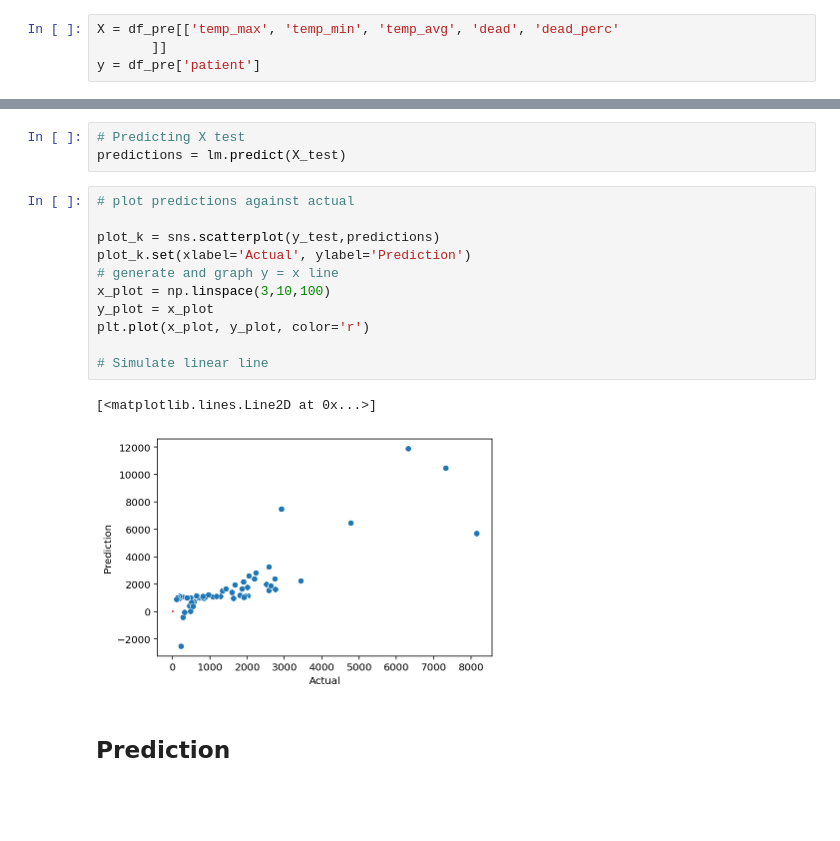
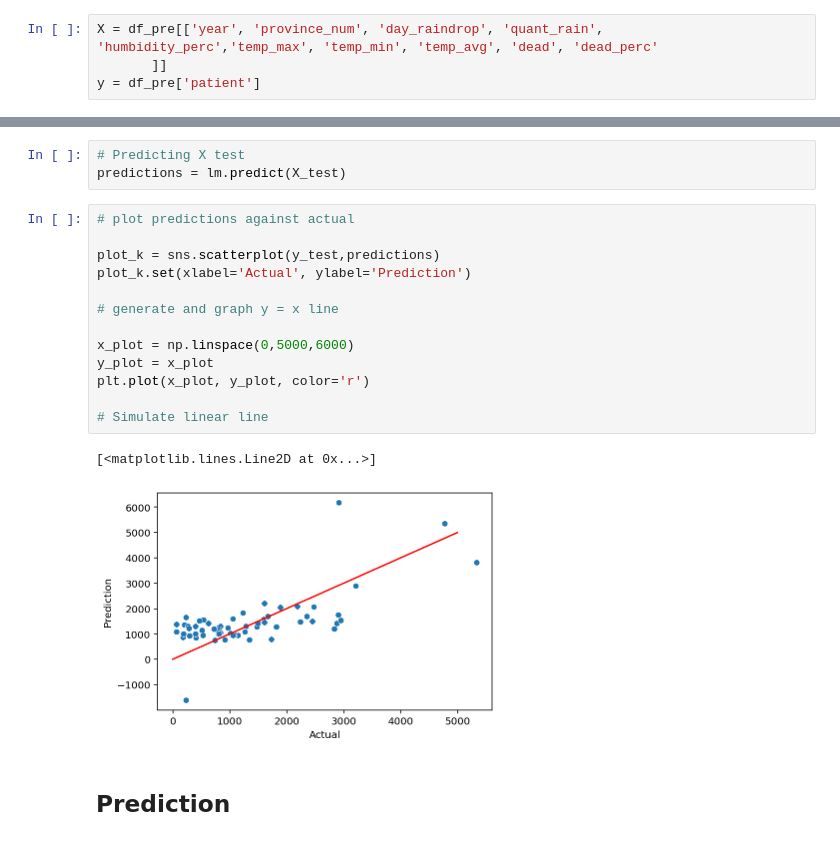
Before and after one commit to Phophism/python_project, a Jupyter notebook: Nattawat/V1_MLR_test.ipynb, the cells around one changed output, grey strips where cells are left out. Saved outputs shown, nothing was run; the diff lists cells and outputs as text; blank space fills up the shorter version.

```diff
--- a/Nattawat/V1_MLR_test.ipynb
+++ b/Nattawat/V1_MLR_test.ipynb
@@ -176,7 +176,7 @@ Index(['year', 'province_num', 'day_raindrop', 'quant_rain', 'humbidity_perc',
        'temp_max', 'temp_min', 'temp_avg', 'dead', 'dead_perc', 'patient'],
       dtype='object')
 # %%
-X = df_pre[['temp_max', 'temp_min', 'temp_avg', 'dead', 'dead_perc'
+X = df_pre[['year', 'province_num', 'day_raindrop', 'quant_rain', 'humbidity_perc','temp_max', 'temp_min', 'temp_avg', 'dead', 'dead_perc'
        ]]
 y = df_pre['patient']
 # %% [markdown]
@@ -233,17 +238,19 @@ predictions = lm.predict(X_test)
 # %%
 # plot predictions against actual
 
 plot_k = sns.scatterplot(y_test,predictions)
 plot_k.set(xlabel='Actual', ylabel='Prediction')
+
 # generate and graph y = x line
-x_plot = np.linspace(3,10,100)
+
+x_plot = np.linspace(0,5000,6000)
 y_plot = x_plot
 plt.plot(x_plot, y_plot, color='r')
 
 # Simulate linear line
 # %% [output]
 [<matplotlib.lines.Line2D at 0x...>]
-[figure, old version]
+[figure, new version]
 # %% [markdown]
 ## Prediction
 # %%
```
Also changed, not shown: parts of 8 cells of this notebook, 5 other files.
